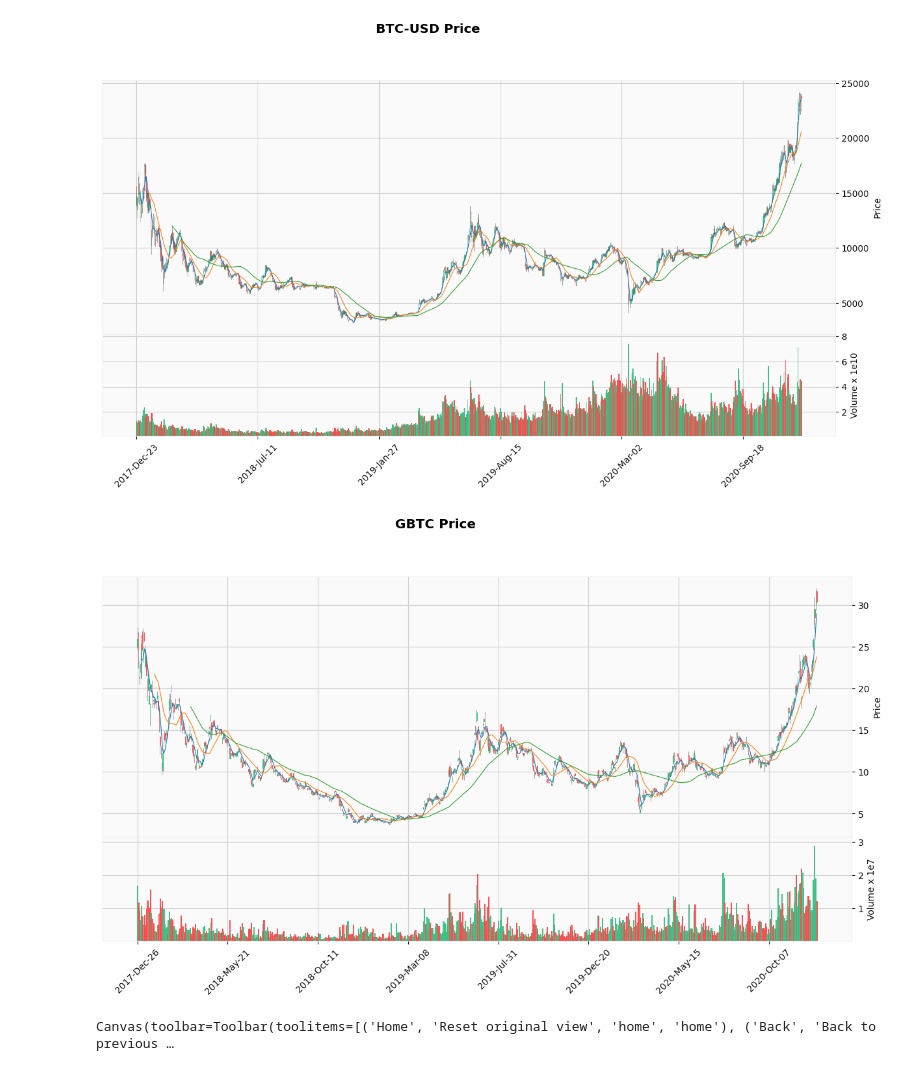
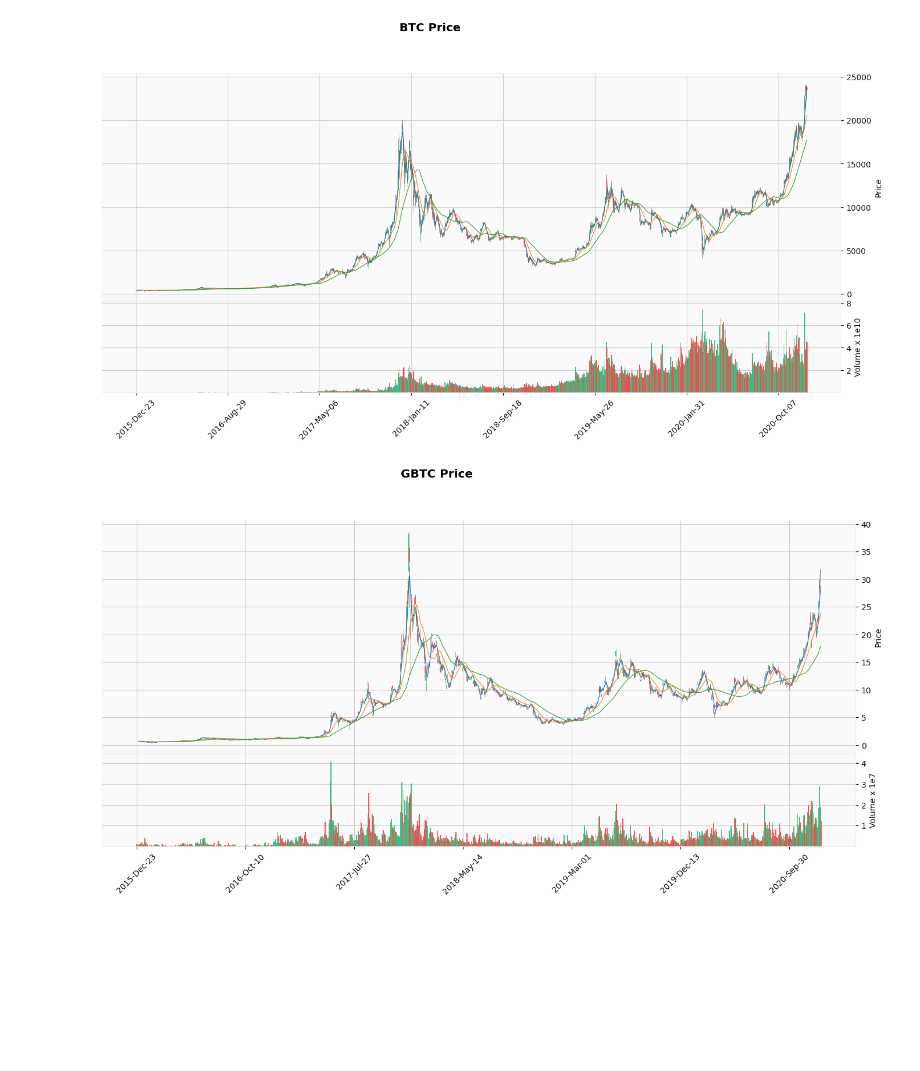
Before and after one commit to tyrchen/jupyter, a Jupyter notebook: cryptocurrency.ipynb, the cells around one changed output. Drawn from its saved outputs; the diff is of its cells as text; code cells hidden in the pictures; blank space fills up the shorter version.

Commit message:
update cryptocurrency analysis

```diff
--- a/cryptocurrency.ipynb
+++ b/cryptocurrency.ipynb
@@ -9,24 +10,0 @@ import mplfinance as mpf
-# %%
-def get_crypto_and_stock(crypto_ticker, stock_ticker, period='3y'):
-    crypto = yf.Ticker(crypto_ticker)
-    stock = yf.Ticker(stock_ticker)
-    crypto_hist = crypto.history(period=period)
-    stock_hist = stock.history(period=period)
-    mpf.plot(crypto_hist, type='candle', style='yahoo', mav=(5,20,60), volume=True, figsize=(16, 8), title='{} Price'.format(crypto_ticker))
-    mpf.plot(stock_hist, type='candle', style='yahoo', mav=(5,20,60), volume=True, figsize=(16, 8), title='{} Price'.format(stock_ticker))
-    return (crypto_hist, stock_hist)
-
-def draw_premium(df_crypto, df_stock, crypto_per_share):
-    df = pd.DataFrame({'Value': df_crypto['Close'] * crypto_per_share})
-    df['Value'].plot(label='Crypto Value', figsize=(16,8))
-    df_stock['Close'].plot(label='Stock Value')
-    plt.legend()
-
-def draw_premium_percentage(df_crypto, df_stock, crypto_per_share):
-    df = pd.DataFrame({'Value': df_crypto['Close'] * crypto_per_share})
-    df1 = pd.DataFrame({'Percent': (df_stock['Close'] - df['Value']) / df_stock['Close']})
-    df2 = df_stock.join([df, df1]).dropna()
-
-    df2['Percent'].plot.area(figsize=(16,8))
-    plt.title('Premium percentage')
-    return df2
@@ -33,11 +59,9 @@ def draw_premium_percentage(df_crypto, df_stock, crypto_per_share):
+# %%
+btc, gbtc = get_crypto_and_stock('BTC-USD', 'GBTC', 0.00095059, period='5y')
 # %%
 %matplotlib inline
-btc, gbtc = get_crypto_and_stock('BTC-USD', 'GBTC')
+draw_candlestick(btc, 'BTC Price')
+draw_candlestick(gbtc, 'GBTC Price')
 # %% [output]
-[figure, old version]
+[figure, new version]
-[figure, old version]
+[figure, new version]
-# %%
-%matplotlib widget
-df = draw_premium_percentage(btc, gbtc, 0.00095059)
-# %% [output]
-Canvas(toolbar=Toolbar(toolitems=[('Home', 'Reset original view', 'home', 'home'), ('Back', 'Back to previous …
```
Also changed, not shown: parts of 24 cells of this notebook.
